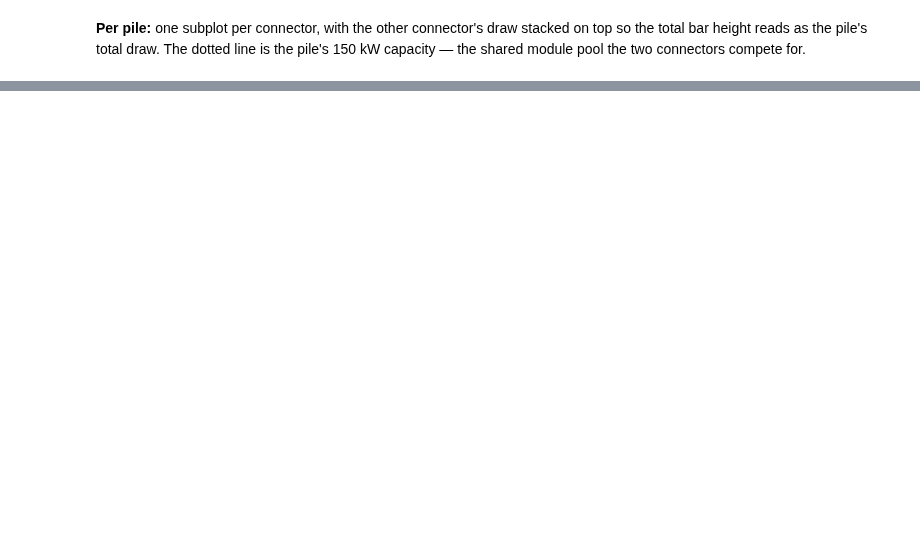
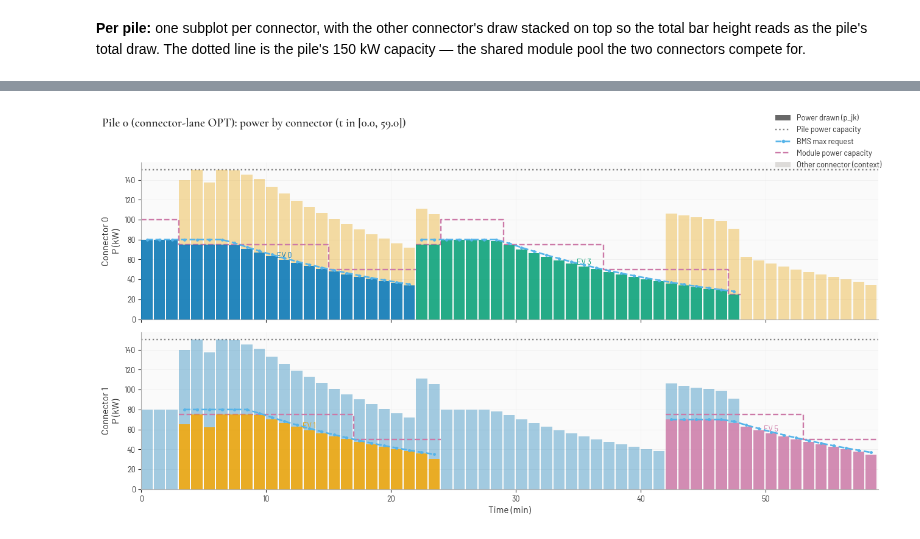
Before and after one commit to saneiimo/ChargingStationQueueing, a Jupyter notebook: cl_model.ipynb, the cells around one changed output, grey strips where cells are left out. Cells and saved outputs as stored; diff of their text form; code cells hidden in the pictures; blank space fills up the shorter version.

```diff
--- a/cl_model.ipynb
+++ b/cl_model.ipynb
@@ -313,0 +317,26 @@ optimum = 223 slots vs grid-feasible FIFO = 61 slots -> CHECK
+# %%
+from offline_cl_PB import solve_branch_and_price, schedule_from_simulation
+
+# --- Incumbent from the FIFO simulation ---------------------------------------
+# The simulation's plug-in order and pile choices, rebuilt on the slot grid with
+# whole modules. Each vehicle starts on its simulated pile at the first slot
+# (from floor(service_start/delta) on) where a connector is free and it can still
+# finish; if it cannot finish inside the horizon it is moved to its best start on
+# any pile, and failing that left unserved (D = K). So the result is always a
+# FEASIBLE schedule -- never a fake UB -- and the solver re-validates it anyway
+# (an invalid initial_schedule raises instead of being used).
+K = int(round(MEASURE_MIN / DELTA))
+sim_schedule, sim_counts = schedule_from_simulation(
+    m.arrived_evs, inst.vehicles, STATION, DELTA, K, inst.boundary_vehicles,
+    warmup_period=WARMUP_MIN,
+)
+print("simulation incumbent: total sojourn =",
+      sum(DELTA * sim_schedule[v.id].departure - v.a for v in inst.vehicles), "min", sim_counts)
+
+sol = solve_branch_and_price(inst.vehicles, STATION, DELTA, MEASURE_MIN,
+                             boundary_vehicles=inst.boundary_vehicles, cohorts=inst.cohorts,
+                             objective_cohorts=COHORTS_ALL,
+                             initial_schedule=sim_schedule,
+                             time_limit=1800, progress=True)
+print(sol.status, "objective", sol.objective, "lower bound", sol.lower_bound,
+      "| best schedule came from:", sol.incumbent_source)
@@ -313,0 +361,8 @@ optimum = 223 slots vs grid-feasible FIFO = 61 slots -> CHECK
+# %%
+# The branch-and-price schedule as a solved compact model (ConnectorLaneModel):
+# a drop-in replacement for `cl_model` in extract_solution and in the plots of
+# section 5 -- e.g. plot_vehicle_power_and_modules(cl_model_bp, ...).
+cl_model_bp = sol.to_cl_model()
+solution_bp = extract_solution(cl_model_bp)
+print(f"status={solution_bp.status}  objective={solution_bp.objective:.1f}  "
+      f"(compact model above: {solution.objective:.1f})")
@@ -412,0 +510,10 @@ plot_pile_power_and_modules(
+# %%
+from offline_cl_opt import plot_pile_power_and_modules
+
+plot_pile_power_and_modules(
+    cl_model_bp, pile_id=0,
+    stack_other_connectors=True,
+    show_pile_capacity=True,
+)
+# %% [output]
+[figure, added]
```
Also changed, not shown: parts of 11 cells of this notebook.
